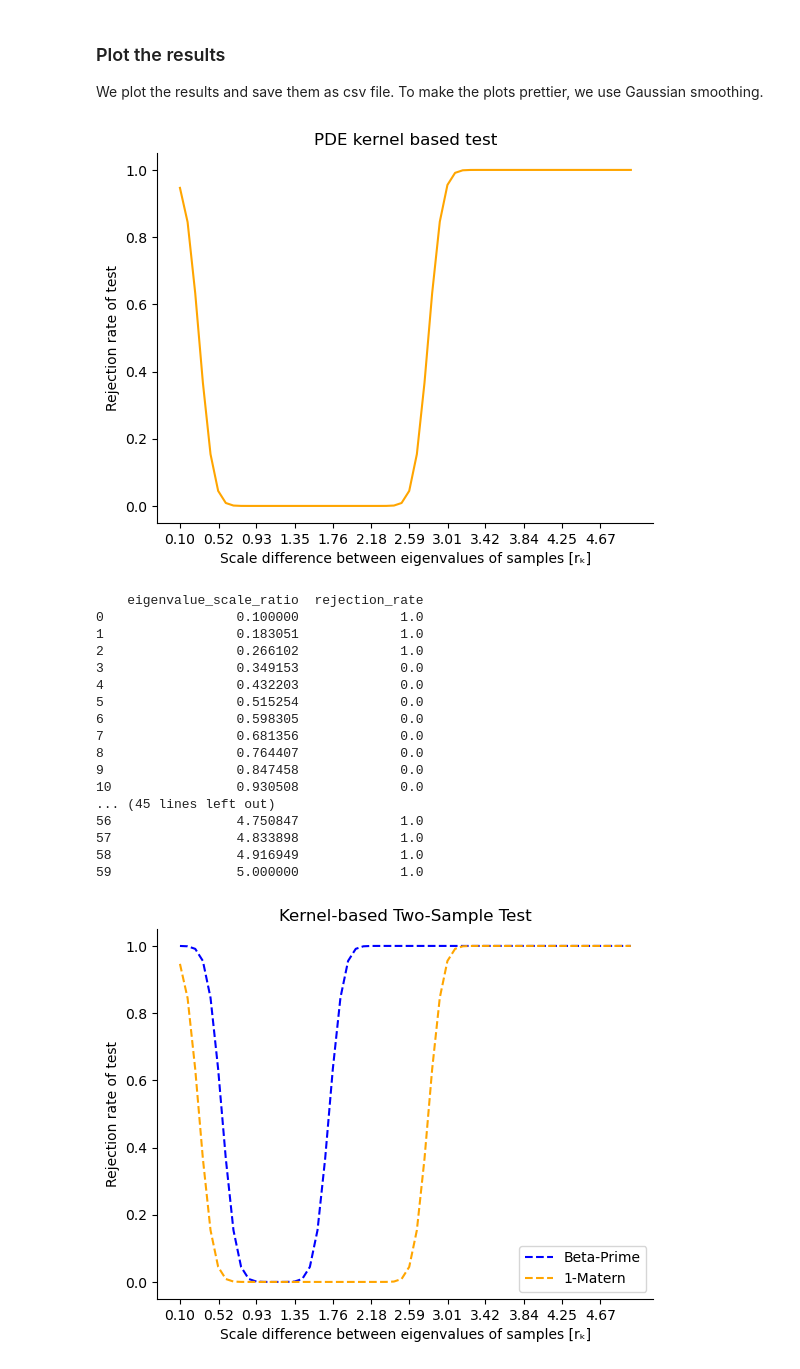
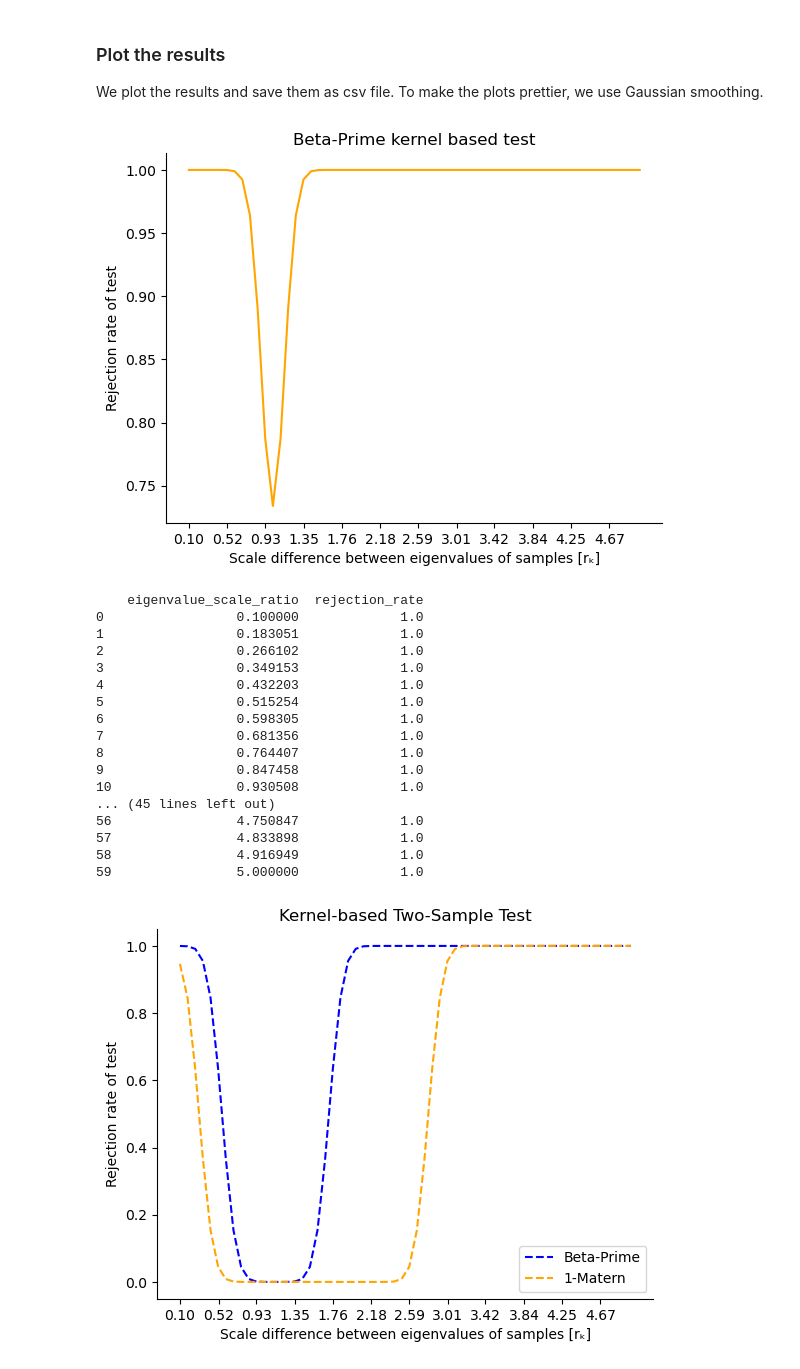
Before and after one commit to KumarRishabh/Kernel-Experiments, a Jupyter notebook: notebook_twosampletest.ipynb, the cells around one changed output. Drawn from its saved outputs; the diff is of its cells as text; code cells hidden in the pictures.

```diff
--- a/notebook_twosampletest.ipynb
+++ b/notebook_twosampletest.ipynb
@@ -43,7 +43,7 @@ The first function defines the cone gamma function where $N$ is the equivalent t
 The betaprime_mat function generates the Gram matrix and the parameter `parallel` can be set to either `True` or `False` to enable/disable parallelisation.
 # %%
 ### harmonic analysis kernels
-
+import warnings
 #compute special gamma function
 def cone_gamma(N, z):
     log_prod = (N * (N - 1) / 2) * np.log(2 * np.pi)
@@ -59,8 +59,10 @@ def betaprime(A,B):
 
     if not N == B.shape[0]:
         raise ValueError('Matrices must have same size')
-    if not alpha > N-1:
-        raise ValueError(f'alpha must be > {N-1}')
+    # if not alpha > N-1:
+    #     raise ValueError(f'alpha must be > {N-1}')
+    if alpha < (N-1)/2:
+        warnings.warn(f'alpha={alpha} is less than (N-1)/2={((N-1)/2):.2f}, which may not be sufficient for P.D-ness', UserWarning)
 
     gamma = cone_gamma(N, 2*alpha) #--> can cause overflow
 
@@ -89,8 +91,8 @@ def betaprime_mat(samples, alpha, parallel=True):
     if not all(sample.shape == samples[0].shape for sample in samples):
         raise ValueError('All samples must have the same dimensions')
     N = samples[0].shape[0]
-    if alpha <= N - 1:
-        raise ValueError(f'alpha must be > {N - 1}')
+    if alpha < (N-1)/2:
+        warnings.warn(f'alpha={alpha} is less than (N-1)/2={((N-1)/2):.2f}, which may not be sufficient for P.D-ness', UserWarning)
 
     m = len(samples)
     kernel = np.zeros((m, m))
@@ -132,14 +134,14 @@ The experiment below measures the time taken to construct the betaprime kernel m
 import timeit
 if __name__ == "__main__":
     # Generate random SPD samples
-    num_samples = 1000
+    num_samples = 10000
     size = 10
     loc = 2.0
     scale = 1.0
     samples = gen_spd_sample(num_samples, size, loc, scale)
 
     # Set alpha for the kernel function
-    alpha = 10
+    alpha = 0.1
 
     # Measure time for parallel processing
     start_time_parallel = timeit.default_timer()
@@ -338,8 +337,8 @@ def eff_kernel_test(func, level, sampleA, sampleB): # TODO: Extend it to non equ
 We run num_tests tests per sample pairing. the sample pairings are created as follows: we fix the eigenvalue range [locA, locA + scaleA] for sample A. Then we fix the eigenvalue range for sample B as [mult * locA, mult*locA + scaleB]. Then, we generate the two samples and run the efficient linear time two-sample-test and average the rejection rate to have a somewhat robust result for how the kernels perform.
 # %%
 #sample specs
-num = 100 #sample size # Initially set to 100
-size = 3 #of matrices # Initially set to 3
+num = 10000 #sample size # Initially set to 100
+size = 10 #of matrices # Initially set to 3
 diff_loc = 0
 diff_scale = 0
 locA = 30 #lower bound for eigenvals in sample A
@@ -441,52 +440,52 @@ from scipy.ndimage import gaussian_filter1d
 import matplotlib.pyplot as plt
 
 # kernel='Beta-prime' #or 'PDE' for PDE kernel
-kernel = 'PDE'
+kernel = 'Beta-Prime'
 
 #gaussian smoothing
 if kernel == 'Beta-Prime':
     factors_gau = bp_factors
     results_gau = bp_results
 elif kernel == 'PDE':
     factors_gau = pde_factors
     results_gau = pde_results
 # results_gau = results
 smooth_gau = gaussian_filter1d(results_gau, sigma=1.5)
 
 #plot
 fig, ax = plt.subplots()
 
 ax.plot(factors_gau, smooth_gau, color='orange')
 ax.spines['top'].set_visible(False)
 ax.spines['right'].set_visible(False)
 ax.set_title(kernel +' kernel based test')
 ax.set_xlabel('Scale difference between eigenvalues of samples [r\u2096]')
 ax.set_ylabel('Rejection rate of test')
 ax.set_xticks(np.round(factors_gau[::5],2))
 # plt.savefig('/Users/franziskussteinert/Library/Mobile Documents/com~apple~CloudDocs/NTU Singapore/Work/Comp/test_results_'+kernel+f'_factors{num_factors}_scale{locA}_numtests{num_tests}.svg', format='svg', dpi=300)
 plt.show()
 
 #save test results
 factors_series = pd.Series(factors_gau)
 results_series = pd.Series(results_gau)
 test_results = pd.concat([factors_series, results_series], axis=1)
 test_results.columns = ['eigenvalue_scale_ratio','rejection_rate']
 print(test_results)
 # test_results.to_csv('/Users/franziskussteinert/Library/Mobile Documents/com~apple~CloudDocs/NTU Singapore/Work/Comp/test_results_'+kernel +f'_factors{num_factors}_scale{locA}_numtests{num_tests}.csv')
 # %% [output]
-[figure, old version]
+[figure, new version]
     eigenvalue_scale_ratio  rejection_rate
 0                 0.100000             1.0
 1                 0.183051             1.0
 2                 0.266102             1.0
-3                 0.349153             0.0
-4                 0.432203             0.0
-5                 0.515254             0.0
-6                 0.598305             0.0
-7                 0.681356             0.0
-8                 0.764407             0.0
-9                 0.847458             0.0
-10                0.930508             0.0
+3                 0.349153             1.0
+4                 0.432203             1.0
+5                 0.515254             1.0
+6                 0.598305             1.0
+7                 0.681356             1.0
+8                 0.764407             1.0
+9                 0.847458             1.0
+10                0.930508             1.0
 ... (45 lines left out)
 56                4.750847             1.0
 57                4.833898             1.0
```
Also changed, not shown: parts of 5 cells of this notebook, 32 other files.
